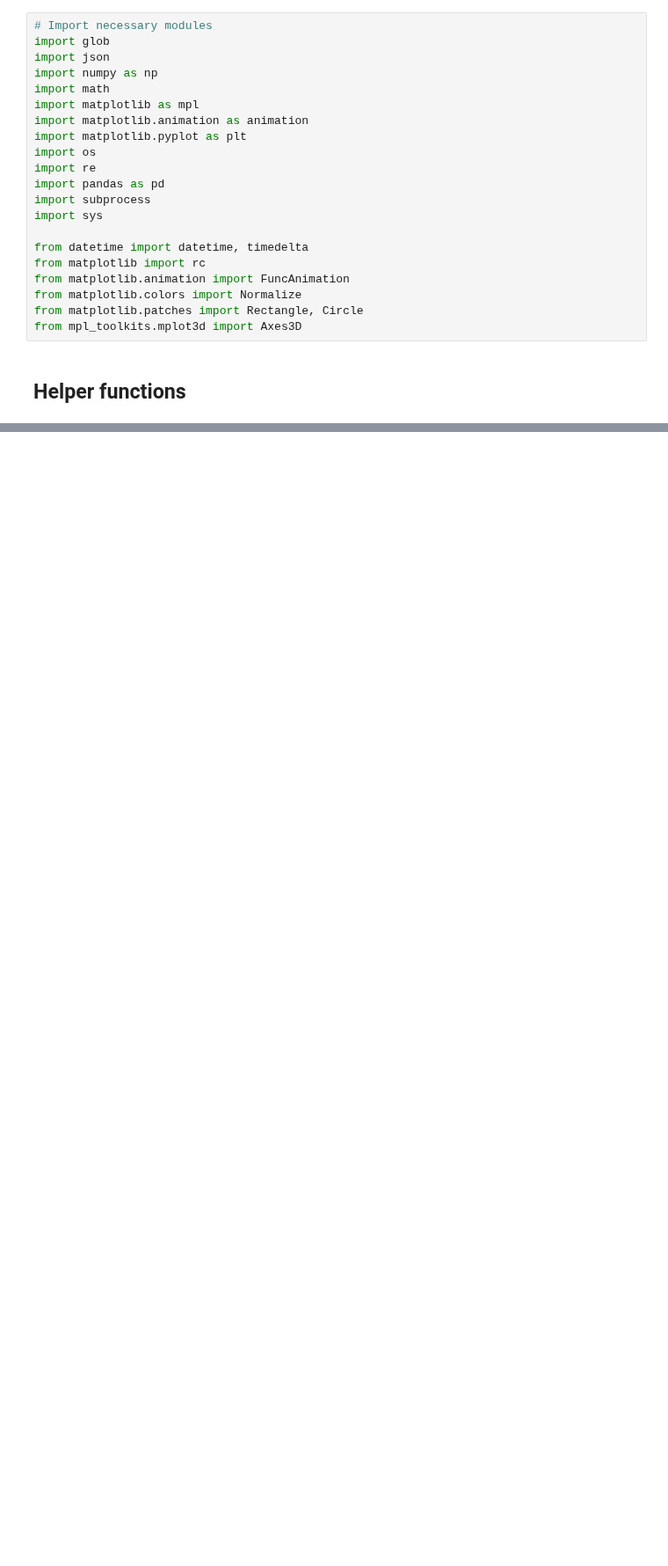
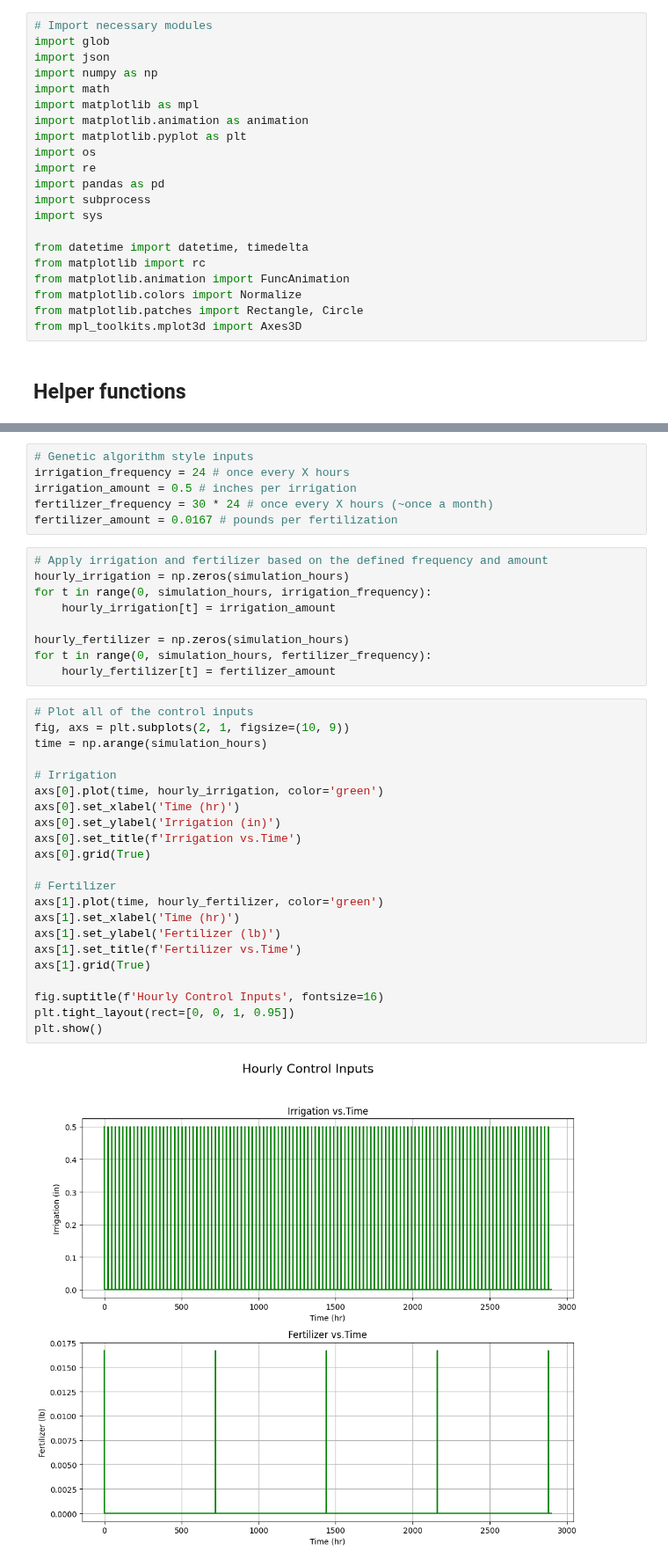
Before and after one commit to carlacupcake/smartfarm, a Jupyter notebook: python/src/sandbox/smartfarm2.ipynb, the cells around one changed output, grey strips where cells are left out. Shown at 88% size. Saved outputs shown, nothing was run; the diff lists cells and outputs as text; blank space fills up the shorter version.

```diff
--- a/python/src/sandbox/smartfarm2.ipynb
+++ b/python/src/sandbox/smartfarm2.ipynb
@@ -142,0 +110,39 @@ Forestry
+# %%
+# Genetic algorithm style inputs
+irrigation_frequency = 24 # once every X hours
+irrigation_amount = 0.5 # inches per irrigation
+fertilizer_frequency = 30 * 24 # once every X hours (~once a month)
+fertilizer_amount = 0.0167 # pounds per fertilization
+# %%
+# Apply irrigation and fertilizer based on the defined frequency and amount
+hourly_irrigation = np.zeros(simulation_hours)
+for t in range(0, simulation_hours, irrigation_frequency):
+    hourly_irrigation[t] = irrigation_amount
+
+hourly_fertilizer = np.zeros(simulation_hours)
+for t in range(0, simulation_hours, fertilizer_frequency):
+    hourly_fertilizer[t] = fertilizer_amount
+# %%
+# Plot all of the control inputs
+fig, axs = plt.subplots(2, 1, figsize=(10, 9))
+time = np.arange(simulation_hours)
+
+# Irrigation
+axs[0].plot(time, hourly_irrigation, color='green')
+axs[0].set_xlabel('Time (hr)')
+axs[0].set_ylabel('Irrigation (in)')
+axs[0].set_title(f'Irrigation vs.Time')
+axs[0].grid(True)
+
+# Fertilizer
+axs[1].plot(time, hourly_fertilizer, color='green')
+axs[1].set_xlabel('Time (hr)')
+axs[1].set_ylabel('Fertilizer (lb)')
+axs[1].set_title(f'Fertilizer vs.Time')
+axs[1].grid(True)
+
+fig.suptitle(f'Hourly Control Inputs', fontsize=16)
+plt.tight_layout(rect=[0, 0, 1, 0.95])
+plt.show()
+# %% [output]
+[figure, added]
```
Also changed, not shown: parts of 23 cells of this notebook, 3 other files.
